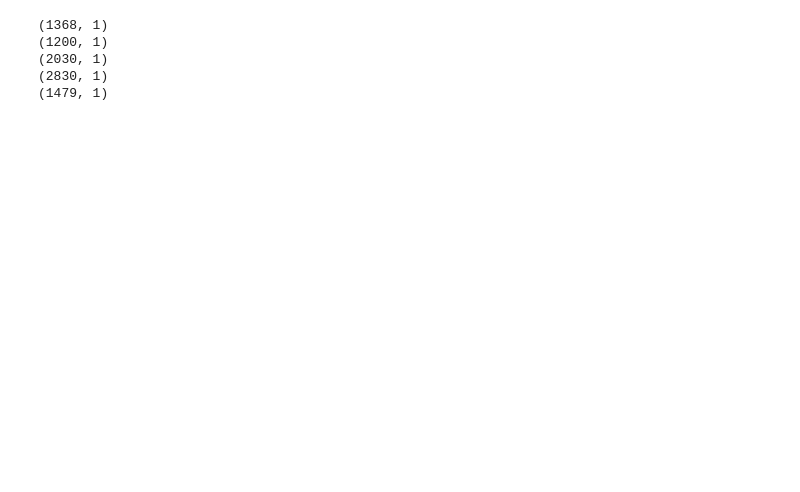
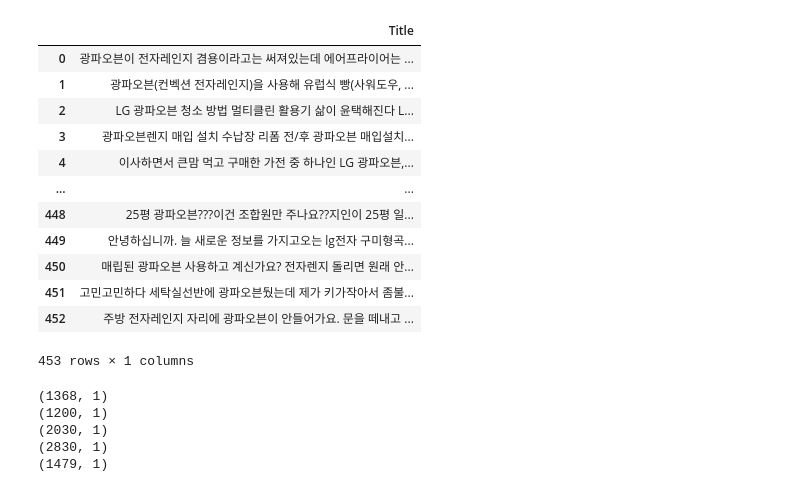
Before and after one commit to narae916/UGS-DX-Project, a Jupyter notebook: 광파오븐/데이터 전처리.ipynb, the cells around one changed output. Cells and saved outputs as stored; diff of their text form; code cells hidden in the pictures; blank space fills up the shorter version.

```diff
--- a/광파오븐/데이터 전처리.ipynb
+++ b/광파오븐/데이터 전처리.ipynb
@@ -41,3 +30,20 @@ df5 = df5[['Review']].rename(columns={'Review': 'Title'})
+# %%
+df7 = pd.read_csv("data/daum.csv")
+df7
+# %% [output]
+|  | Title |
+| 0 | 광파오븐이 전자레인지 겸용이라고는 써져있는데 에어프라이어는 ... |
+| 1 | 광파오븐(컨벡션 전자레인지)을 사용해 유럽식 빵(사워도우, ... |
+| 2 | LG 광파오븐 청소 방법 멀티클린 활용기 삶이 윤택해진다 L... |
+| 3 | 광파오븐렌지 매입 설치 수납장 리폼 전/후 광파오븐 매입설치... |
+| 4 | 이사하면서 큰맘 먹고 구매한 가전 중 하나인 LG 광파오븐,... |
+| ... | ... |
+| 448 | 25평 광파오븐???이건 조합원만 주나요??지인이 25평 일... |
+| 449 | 안녕하십니까. 늘 새로운 정보를 가지고오는 lg전자 구미형곡... |
+| 450 | 매립된 광파오븐 사용하고 계신가요? 전자렌지 돌리면 원래 안... |
+| 451 | 고민고민하다 세탁실선반에 광파오븐뒀는데 제가 키가작아서 좀불... |
+| 452 | 주방 전자레인지 자리에 광파오븐이 안들어가요. 문을 떼내고 ... |
+453 rows × 1 columns
 # %%
 print(df1.shape)
 print(df2.shape)
```
Also changed, not shown: parts of 8 cells of this notebook, 20 other files.
